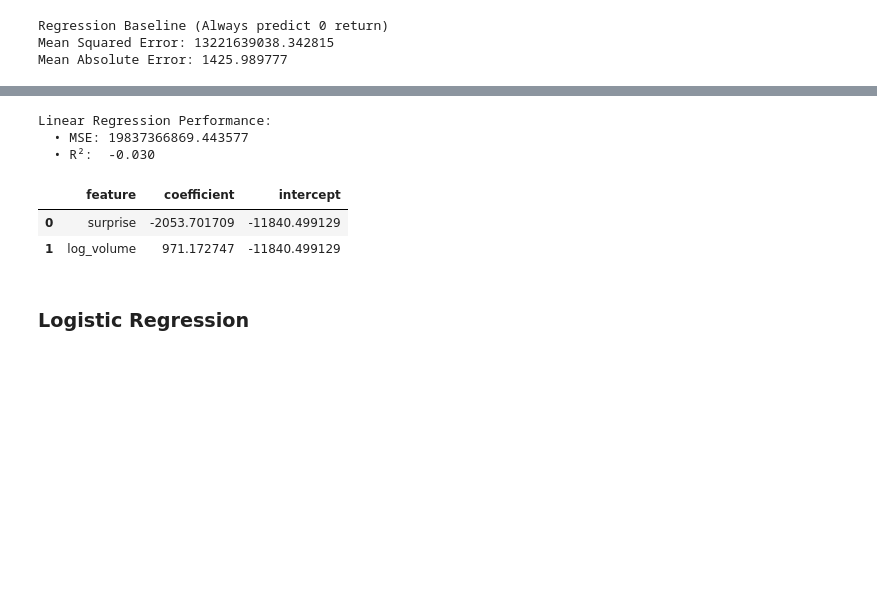
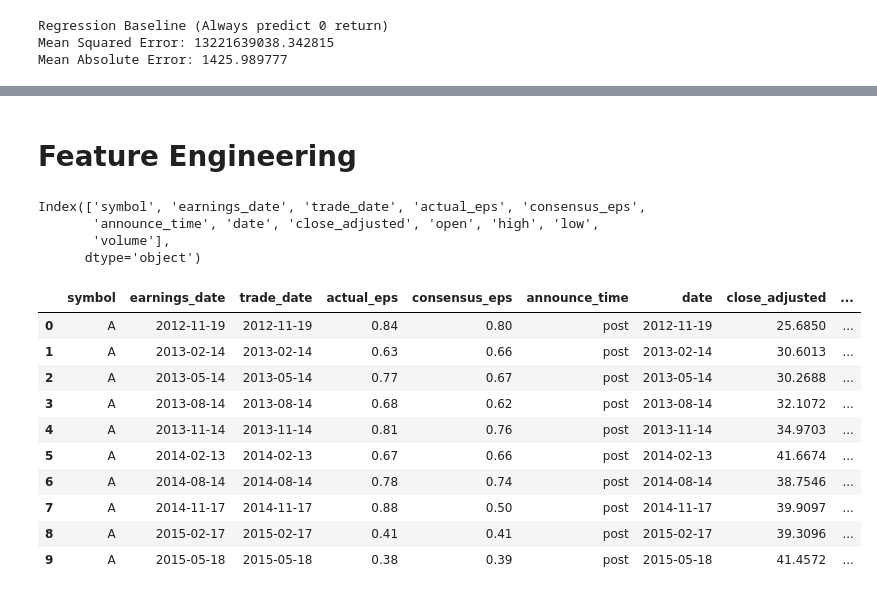
Before and after one commit to edfan1/CIS5450FinalProject, a Jupyter notebook: Notebook.ipynb, the cells around one changed output, grey strips where cells are left out. Cells and saved outputs as stored; diff of their text form; code cells hidden in the pictures; blank space fills up the shorter version.

```diff
--- a/Notebook.ipynb
+++ b/Notebook.ipynb
@@ -274,34 +224,5 @@ X_train, X_test, y_train, y_test = train_test_split(
-# %%
-# --- Fit Linear Regression ---
-lr = LinearRegression()
-lr.fit(X_train, y_train)
-
-# --- Predictions and Evaluation ---
-y_pred = lr.predict(X_test)
-mse = mean_squared_error(y_test, y_pred)
-r2 = r2_score(y_test, y_pred)
-
-print("Linear Regression Performance:")
-print(f"  • MSE: {mse:.6f}")
-print(f"  • R²:  {r2:.3f}")
-# %% [output]
-Linear Regression Performance:
-  • MSE: 19837366869.443577
-  • R²:  -0.030
-# %%
-# --- Model Coefficients ---
-coeff_df = pd.DataFrame({
-    "feature": X.columns,
-    "coefficient": lr.coef_
-})
-coeff_df["intercept"] = lr.intercept_
-display(coeff_df)
-# %% [output]
-|  | feature | coefficient | intercept |
-| 0 | surprise | -2053.701709 | -11840.499129 |
-| 1 | log_volume | 971.172747 | -11840.499129 |
 # %% [markdown]
-### Logistic Regression
+# Feature Engineering
 # %%
 from sklearn.model_selection import train_test_split
 from sklearn.linear_model import LogisticRegression
@@ -316,5 +248,25 @@ df = pd.read_csv(
     "cleaned_event_price_data.csv",
     parse_dates=["earnings_date", "trade_date", "date"]
 )
+display(df.columns)
+# %% [output]
+Index(['symbol', 'earnings_date', 'trade_date', 'actual_eps', 'consensus_eps',
+       'announce_time', 'date', 'close_adjusted', 'open', 'high', 'low',
+       'volume'],
+      dtype='object')
+# %%
+display(df.head(10))
+# %% [output]
+|  | symbol | earnings_date | trade_date | actual_eps | consensus_eps | announce_time | date | close_adjusted | ... |
+| 0 | A | 2012-11-19 | 2012-11-19 | 0.84 | 0.80 | post | 2012-11-19 | 25.6850 | ... |
+| 1 | A | 2013-02-14 | 2013-02-14 | 0.63 | 0.66 | post | 2013-02-14 | 30.6013 | ... |
+| 2 | A | 2013-05-14 | 2013-05-14 | 0.77 | 0.67 | post | 2013-05-14 | 30.2688 | ... |
+| 3 | A | 2013-08-14 | 2013-08-14 | 0.68 | 0.62 | post | 2013-08-14 | 32.1072 | ... |
+| 4 | A | 2013-11-14 | 2013-11-14 | 0.81 | 0.76 | post | 2013-11-14 | 34.9703 | ... |
+| 5 | A | 2014-02-13 | 2014-02-13 | 0.67 | 0.66 | post | 2014-02-13 | 41.6674 | ... |
+| 6 | A | 2014-08-14 | 2014-08-14 | 0.78 | 0.74 | post | 2014-08-14 | 38.7546 | ... |
+| 7 | A | 2014-11-17 | 2014-11-17 | 0.88 | 0.50 | post | 2014-11-17 | 39.9097 | ... |
+| 8 | A | 2015-02-17 | 2015-02-17 | 0.41 | 0.41 | post | 2015-02-17 | 39.3096 | ... |
+| 9 | A | 2015-05-18 | 2015-05-18 | 0.38 | 0.39 | post | 2015-05-18 | 41.4572 | ... |
 # %%
 # Feature engineering
```
Also changed, not shown: parts of 35 cells of this notebook.
